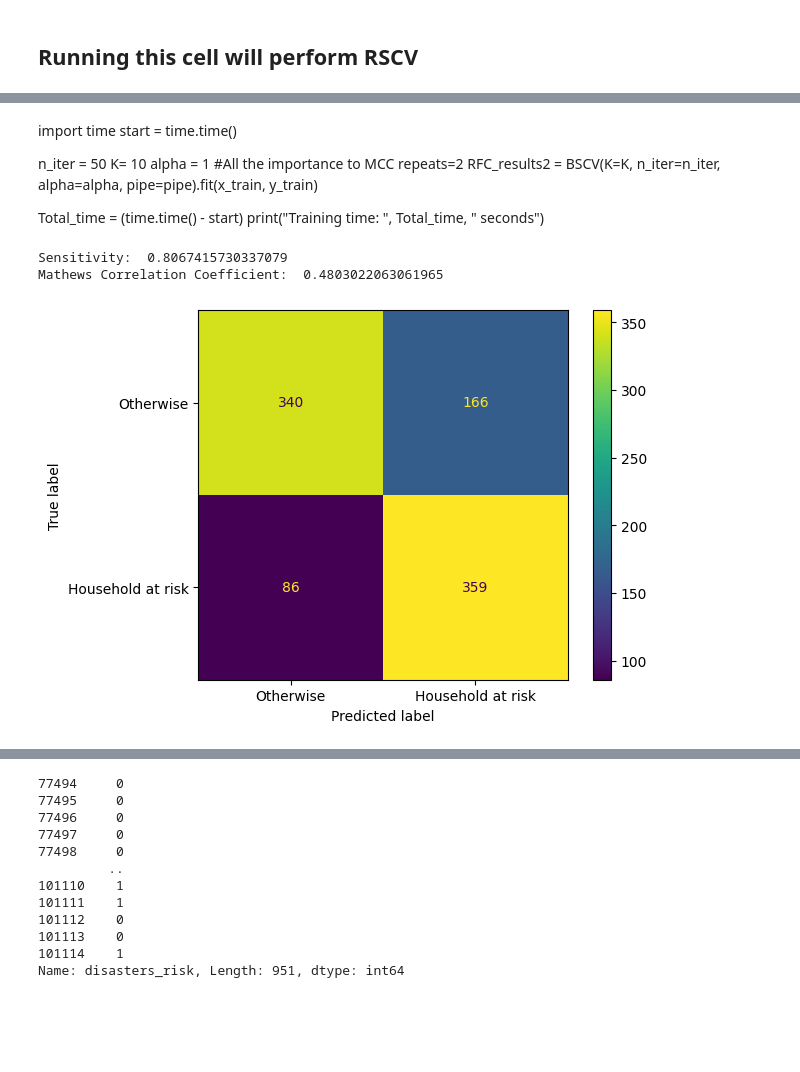
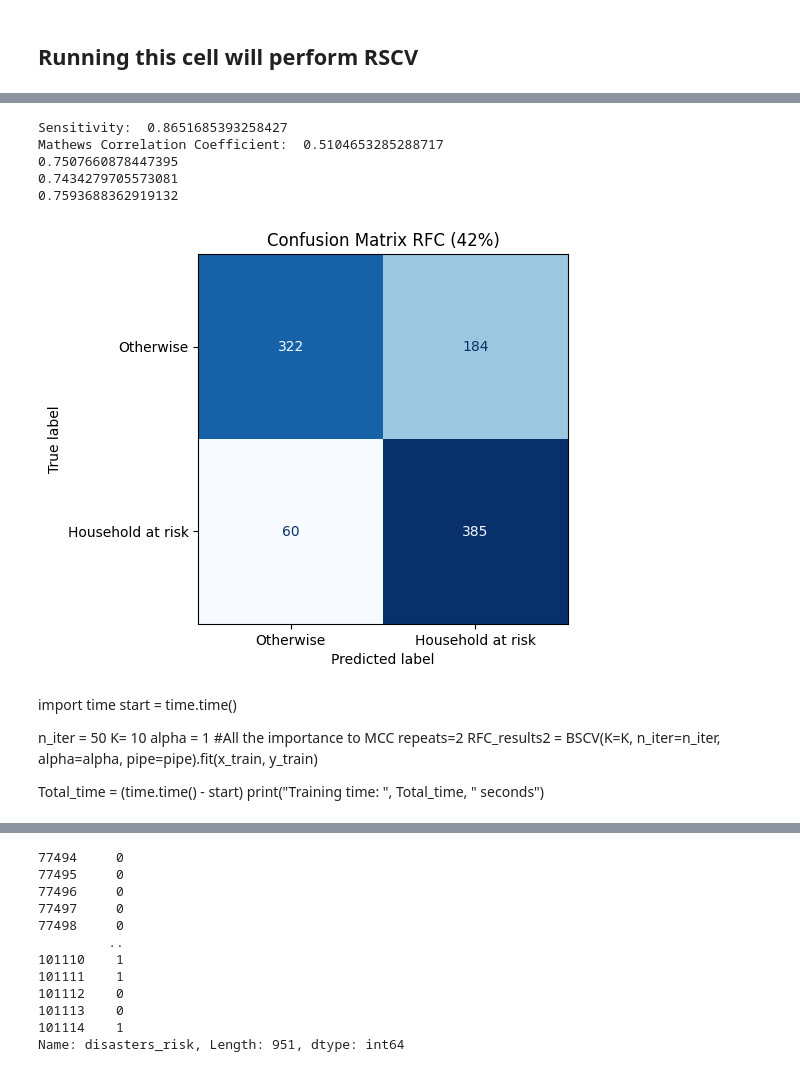
Before and after one commit to renatoquiliche/PaperCienciaDados-PunoPeru, a Jupyter notebook: Python Code/RFC_final.ipynb, the cells around one changed output, grey strips where cells are left out. Saved outputs shown, nothing was run; the diff lists cells and outputs as text; code cells hidden in the pictures; blank space fills up the shorter version.

```diff
--- a/Python Code/RFC_final.ipynb
+++ b/Python Code/RFC_final.ipynb
@@ -137,3 +137,26 @@ Mathews Correlation Coefficient:  0.5078827278726662
+# %%
+from sklearn.metrics import confusion_matrix, ConfusionMatrixDisplay, roc_auc_score, accuracy_score, f1_score
+import matplotlib.pyplot as plt
+
+predictions = (RFC_results1.best_estimator_.predict_proba(x_test)[:,1] >= 0.42).astype(bool)
+cm = confusion_matrix(y_test, predictions, labels=RFC_results1.best_estimator_.classes_)
+disp = ConfusionMatrixDisplay(confusion_matrix=cm, display_labels=["Otherwise", "Household at risk"])
+disp.plot(cmap='Blues', colorbar=False)
+plt.title('Confusion Matrix RFC (42%)')
+
+print('Sensitivity: ', sensitivity(y_test, predictions))
+print('Mathews Correlation Coefficient: ', matthews_corrcoef(y_test, predictions))
+
+print(roc_auc_score(y_test, predictions))
+print(accuracy_score(y_test, predictions))
+print(f1_score(y_test, predictions))
+# %% [output]
+Sensitivity:  0.8651685393258427
+Mathews Correlation Coefficient:  0.5104653285288717
+0.7507660878447395
+0.7434279705573081
+0.7593688362919132
+[figure, added]
 # %% [markdown]
 import time
 start = time.time()
@@ -146,19 +169,3 @@ RFC_results2 =  BSCV(K=K, n_iter=n_iter, alpha=alpha, pipe=pipe).fit(x_train, y_
 
 Total_time = (time.time() - start)
 print("Training time: ", Total_time, " seconds")
-# %%
-from sklearn.metrics import confusion_matrix, ConfusionMatrixDisplay
-
-predictions = RFC_results2.best_estimator_.predict(x_test)
-cm = confusion_matrix(y_test, predictions, labels=RFC_results2.best_estimator_.classes_)
-disp = ConfusionMatrixDisplay(confusion_matrix=cm, display_labels=["Otherwise", "Household at risk"])
-disp.plot(cmap='Blues', colorbar=False)
-plt.title('Confusion Matrix RFC')
-
-
-print('Sensitivity: ', sensitivity(y_test, predictions))
-print('Mathews Correlation Coefficient: ', matthews_corrcoef(y_test, predictions))
-# %% [output]
-Sensitivity:  0.8067415730337079
-Mathews Correlation Coefficient:  0.4803022063061965
-[figure, removed]
```
Also changed, not shown: parts of 11 cells of this notebook, 5 other files.
